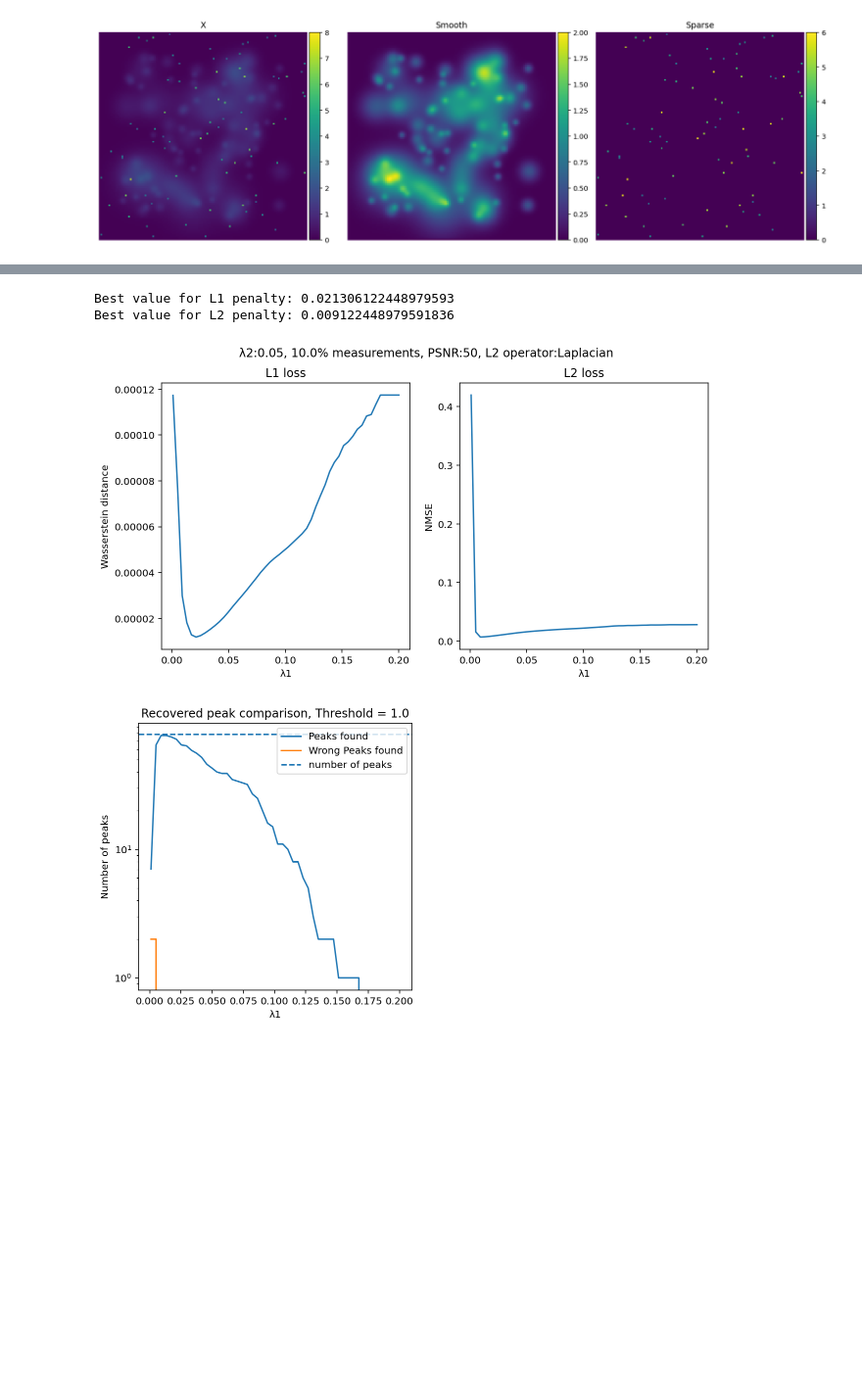
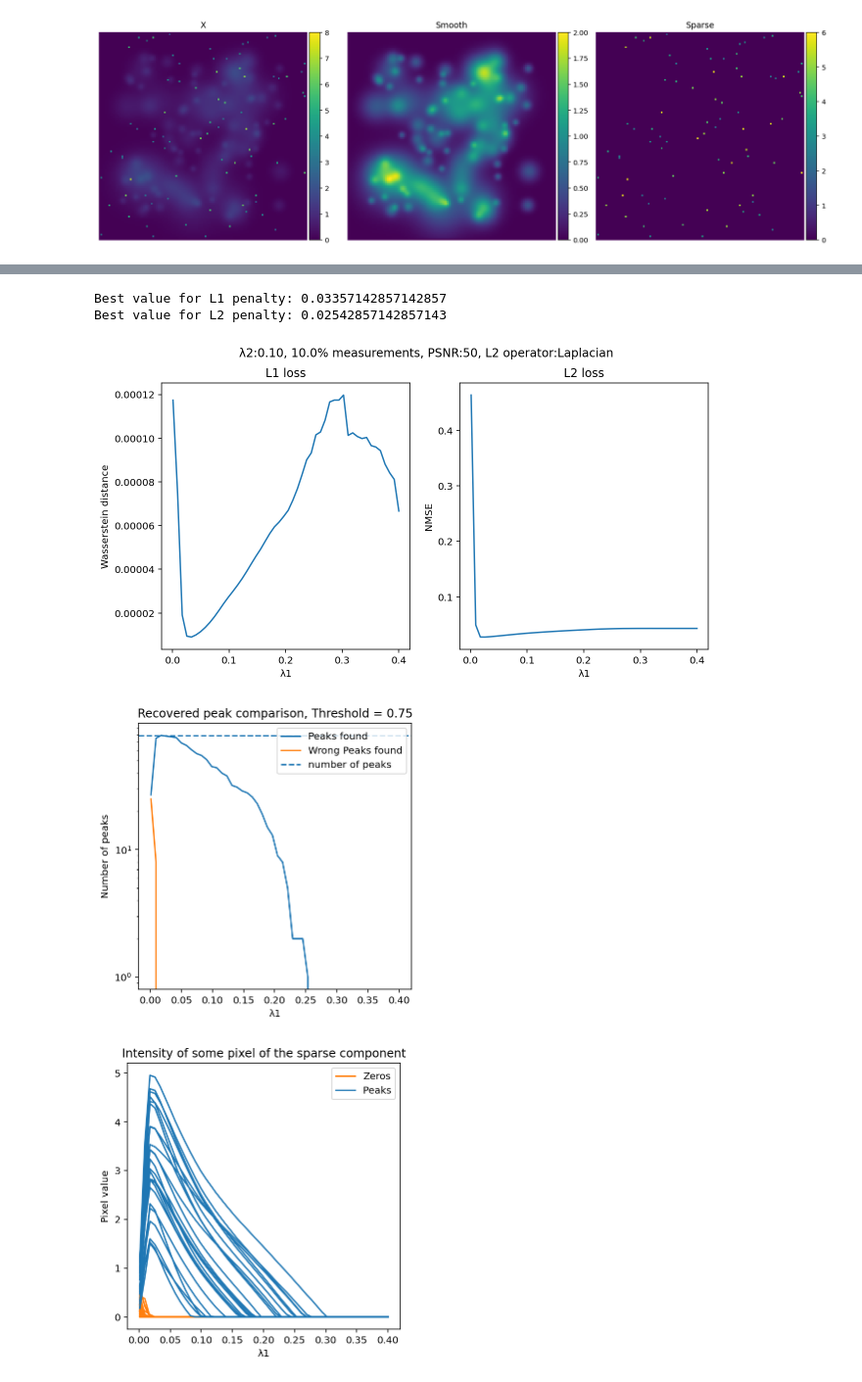
Before and after one commit to David-Chavess/Sparse-smooth-signal, a Jupyter notebook: Presentation.ipynb, the cells around one changed output, grey strips where cells are left out. Shown at 98% size. Cells and saved outputs as stored; diff of their text form; code cells hidden in the pictures; blank space fills up the shorter version.

```diff
--- a/Presentation.ipynb
+++ b/Presentation.ipynb
@@ -60,8 +71,9 @@ compare_smoothing_operator(s)
 # %%
-test_lambda1(s, L, lambda1_min=0.001, lambda1_max=0.2, nb=50, lambda2=0.05, operator_l2="Laplacian", psnr=50.)
+test_lambda1(s, L, lambda1_min=0.001, lambda1_max=0.4, nb=50, lambda2=0.1, operator_l2="Laplacian", psnr=50., threshold=0.75)
 # %% [output]
-Best value for L1 penalty: 0.021306122448979593
-Best value for L2 penalty: 0.009122448979591836
+Best value for L1 penalty: 0.03357142857142857
+Best value for L2 penalty: 0.02542857142857143
-[figure, old version]
+[figure, new version]
-[figure, old version]
+[figure, new version]
+[figure, added]
 # %%
```
Also changed, not shown: parts of 17 cells of this notebook.
